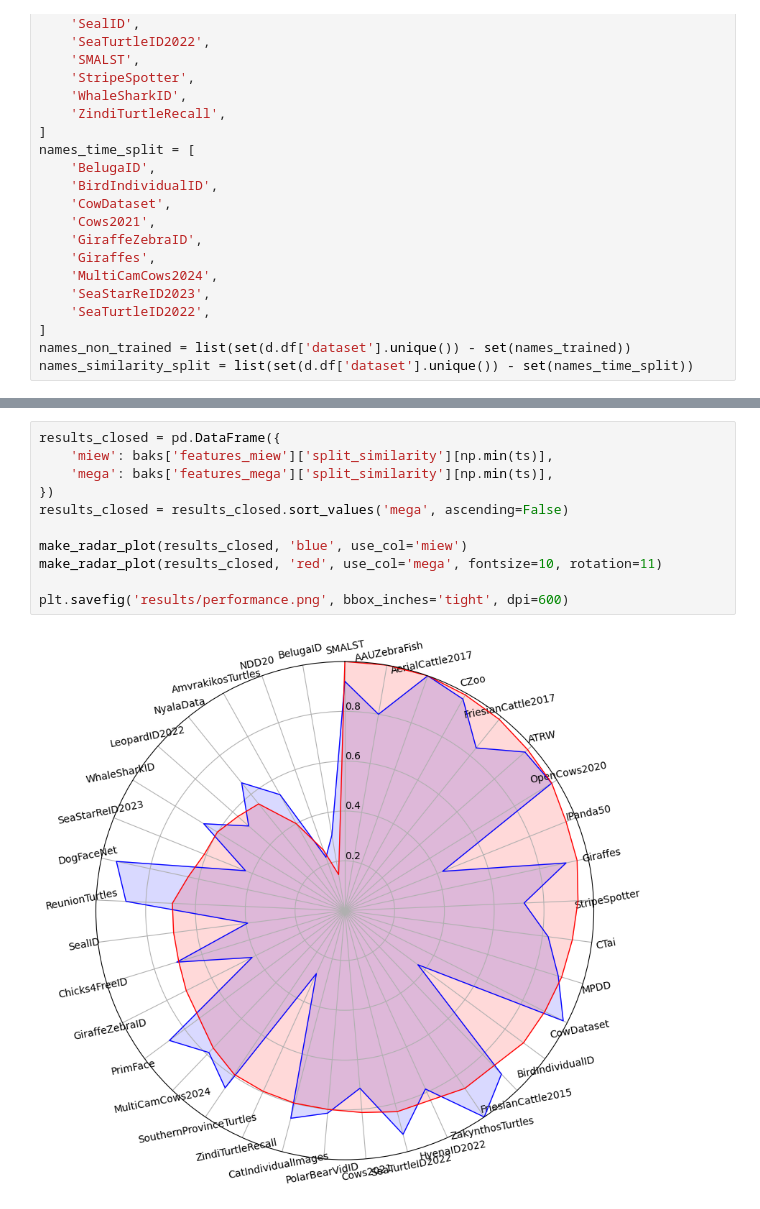
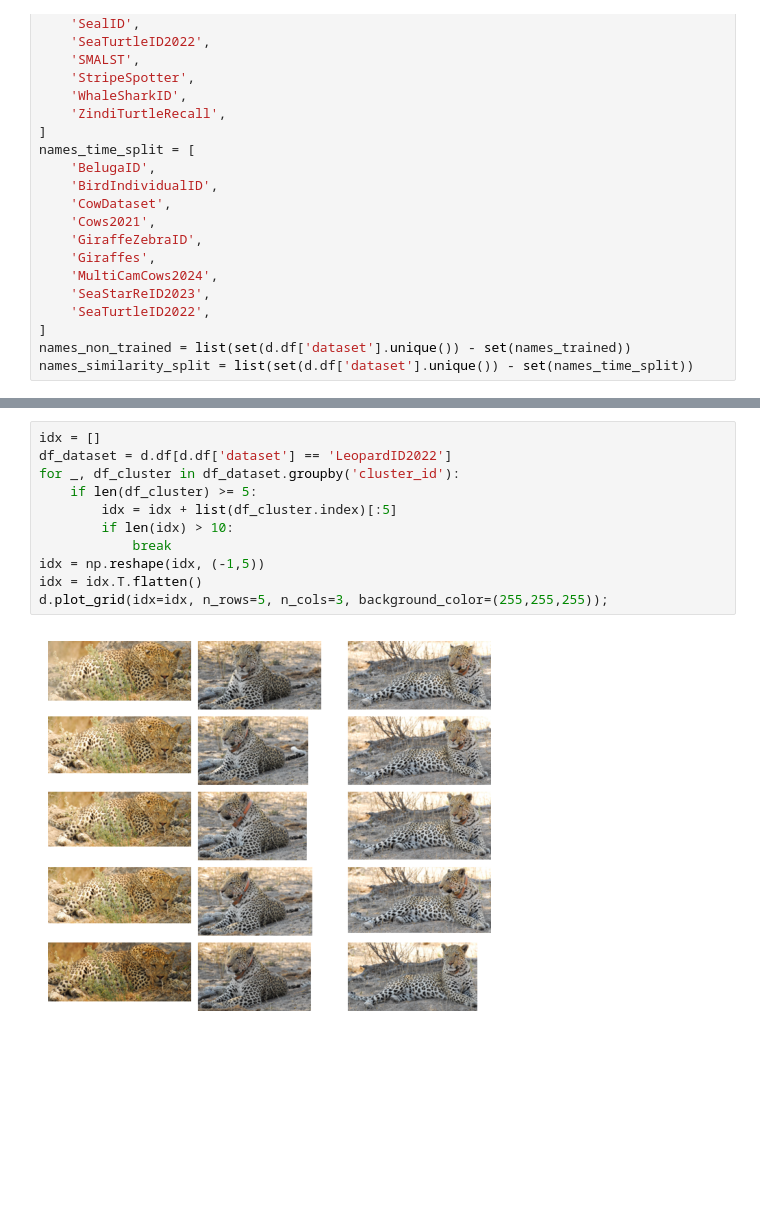
Before and after one commit to WildlifeDatasets/wildlife-datasets, a Jupyter notebook: baselines/WildlifeReID-10k/split_comparison.ipynb, the cells around one changed output, grey strips where cells are left out. Saved outputs shown, nothing was run; the diff lists cells and outputs as text; blank space fills up the shorter version.

```diff
--- a/baselines/WildlifeReID-10k/split_comparison.ipynb
+++ b/baselines/WildlifeReID-10k/split_comparison.ipynb
@@ -201,13 +204,13 @@ pd.DataFrame({
-# %%
-results_closed = pd.DataFrame({
-    'miew': baks['features_miew']['split_similarity'][np.min(ts)],
-    'mega': baks['features_mega']['split_similarity'][np.min(ts)],
-})
-results_closed = results_closed.sort_values('mega', ascending=False)
-
-make_radar_plot(results_closed, 'blue', use_col='miew')
-make_radar_plot(results_closed, 'red', use_col='mega', fontsize=10, rotation=11)
-
-plt.savefig('results/performance.png', bbox_inches='tight', dpi=600)
-# %% [output]
-[figure, removed]
+# %%
+idx = []
+df_dataset = d.df[d.df['dataset'] == 'LeopardID2022']
+for _, df_cluster in df_dataset.groupby('cluster_id'):
+    if len(df_cluster) >= 5:
+        idx = idx + list(df_cluster.index)[:5]
+        if len(idx) > 10:
+            break
+idx = np.reshape(idx, (-1,5))
+idx = idx.T.flatten()
+d.plot_grid(idx=idx, n_rows=5, n_cols=3, background_color=(255,255,255));
+# %% [output]
+[figure, added]
```
Also changed, not shown: parts of 7 cells of this notebook, 3 other files.
